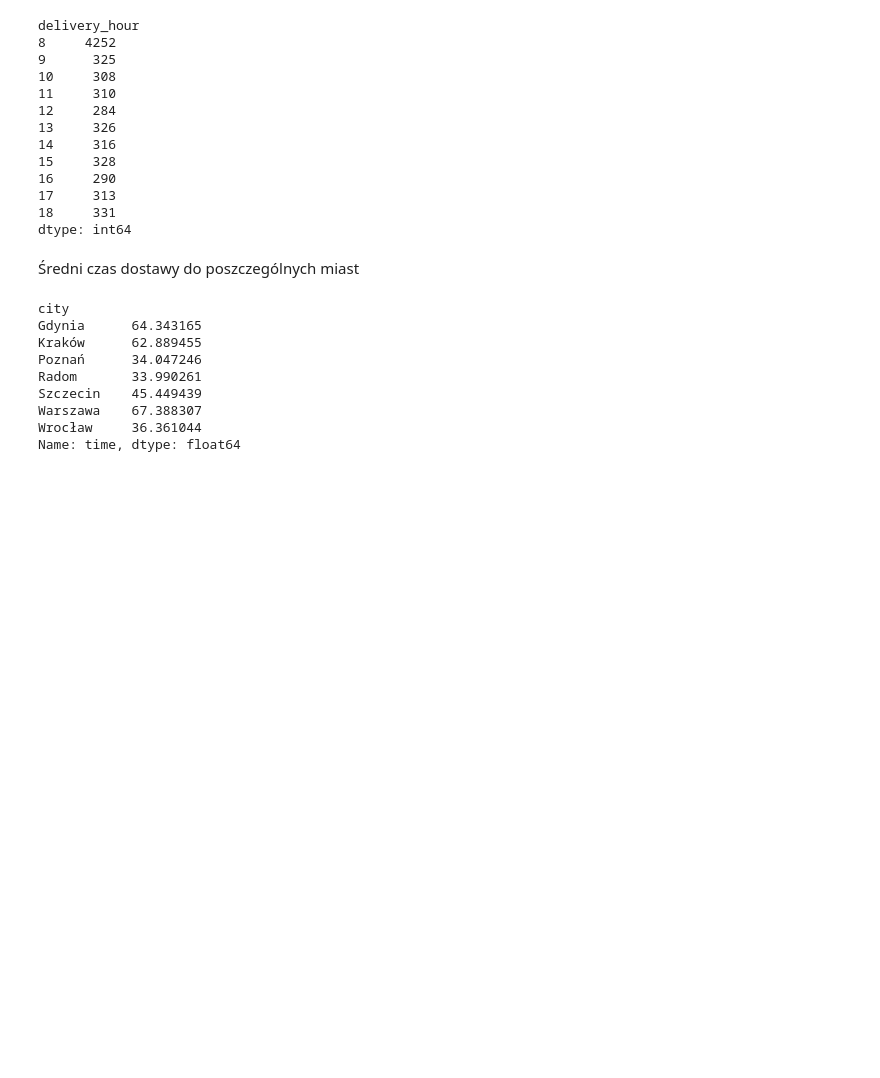
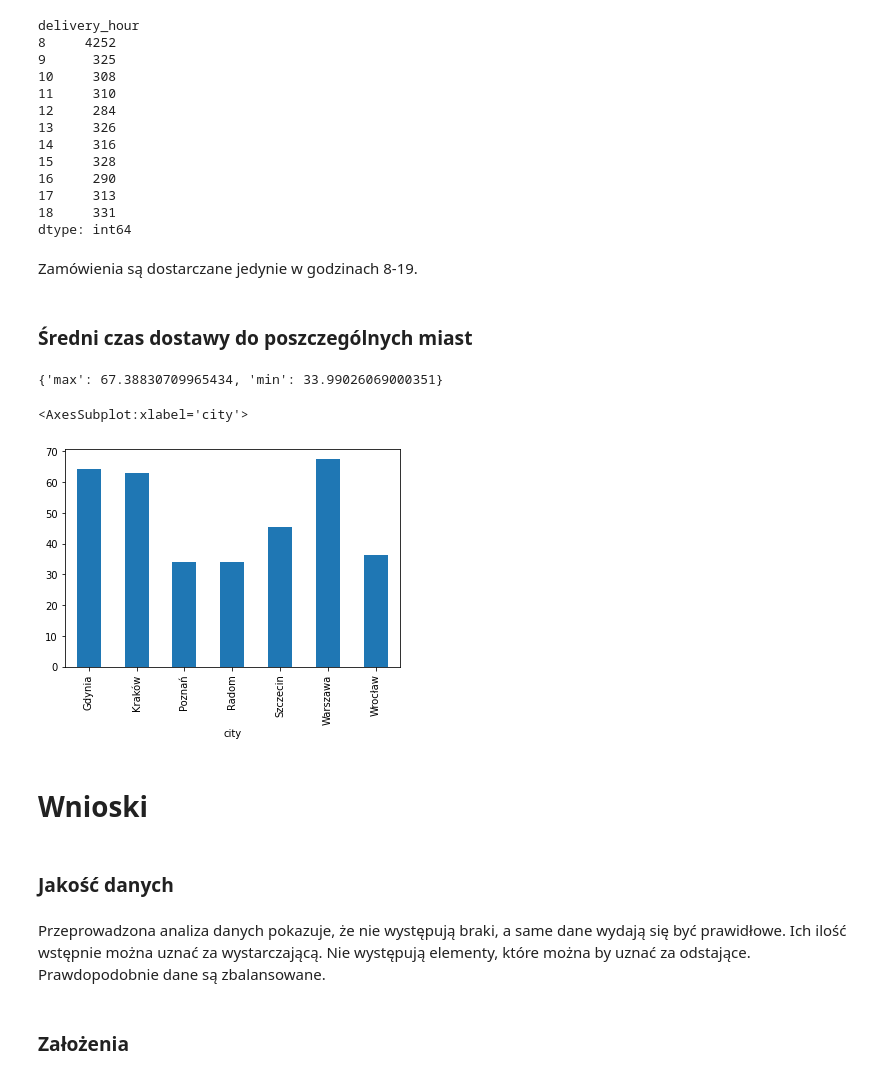
Before and after one commit to madamskip1/ML_delivery_time_prediction, a Jupyter notebook: notebook/Analiza danych.ipynb, the cells around one changed output. Saved outputs shown, nothing was run; the diff lists cells and outputs as text; code cells hidden in the pictures; blank space fills up the shorter version.

```diff
--- a/notebook/Analiza danych.ipynb
+++ b/notebook/Analiza danych.ipynb
@@ -554,17 +552,26 @@ delivery_hour
 17     313
 18     331
 dtype: int64
+# %% [markdown]
+Zamówienia są dostarczane jedynie w godzinach 8-19.
 # %% [markdown]
-Średni czas dostawy do poszczególnych miast
+### Średni czas dostawy do poszczególnych miast
 # %%
-joinedTables.groupby("city")["time"].mean()
+cityDeliveryTime = joinedTables.groupby("city")["time"].mean()
-# %% [output]
-city
-Gdynia      64.343165
-Kraków      62.889455
-Poznań      34.047246
-Radom       33.990261
-Szczecin    45.449439
-Warszawa    67.388307
-Wrocław     36.361044
-Name: time, dtype: float64
+# %%
+{"max": cityDeliveryTime.max(), "min": cityDeliveryTime.min()}
+# %% [output]
+{'max': 67.38830709965434, 'min': 33.99026069000351}
+# %%
+cityDeliveryTime.plot(kind='bar')
+# %% [output]
+<AxesSubplot:xlabel='city'>
+[figure, added]
+# %% [markdown]
+# Wnioski
+# %% [markdown]
+### Jakość danych
+# %% [markdown]
+Przeprowadzona analiza danych pokazuje, że nie występują braki, a same dane wydają się być prawidłowe. Ich ilość wstępnie można uznać za wystarczającą. Nie występują elementy, które można by uznać za odstające. Prawdopodobnie dane są zbalansowane.
+# %% [markdown]
+### Założenia
```
Also changed, not shown: parts of 26 cells of this notebook.
